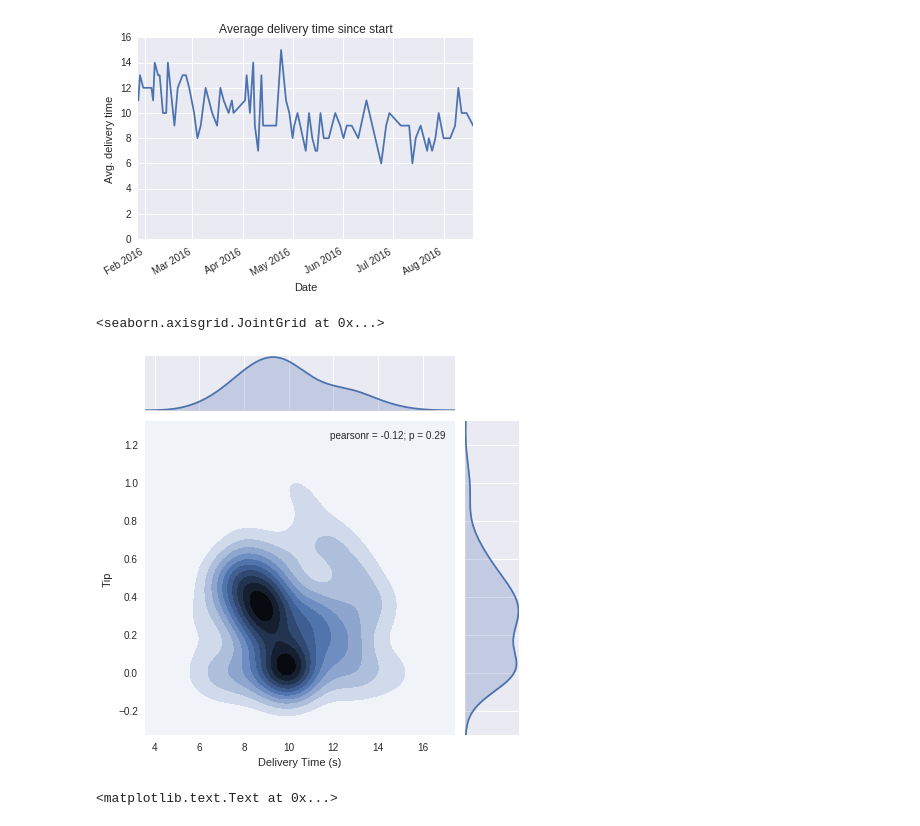
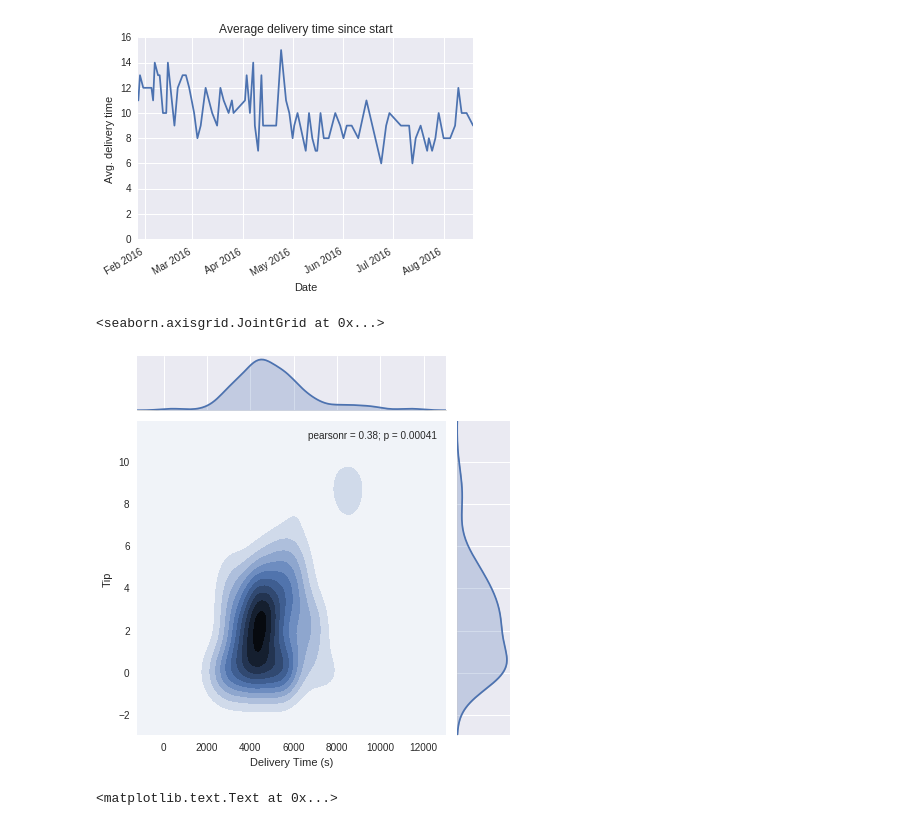
Before and after one commit to al3phnull/mail-analysis, a Jupyter notebook: deliveroo_analysis.ipynb, the cells around one changed output. Saved outputs shown, nothing was run; the diff lists cells and outputs as text; code cells hidden in the pictures.

Commit message:
saving plots

```diff
--- a/deliveroo_analysis.ipynb
+++ b/deliveroo_analysis.ipynb
@@ -129,10 +160,11 @@ month_dtime_plot.set_ylabel("Avg. delivery time")
 <matplotlib.text.Text at 0x...>
 [figure]
 # %%
-sns.jointplot(x = dgmean["Delivery Time (s)"], y = dgmean["Tip"], kind = "kde")
+dgsum = dategrp.sum()
+sns.jointplot(x = dgsum["Delivery Time (s)"], y = dgsum["Tip"], kind = "kde")
 # %% [output]
 <seaborn.axisgrid.JointGrid at 0x...>
-[figure, old version]
+[figure, new version]
 # %%
 del_time_freq_plot = dgmean["Delivery Time (s)"].plot(title = "Frequency of occurences of approximate delivery time", kind = 'hist')
 del_time_freq_plot.set_ylabel("Frequency of occurences")
```
Also changed, not shown: parts of 8 cells of this notebook, 4 other files.
